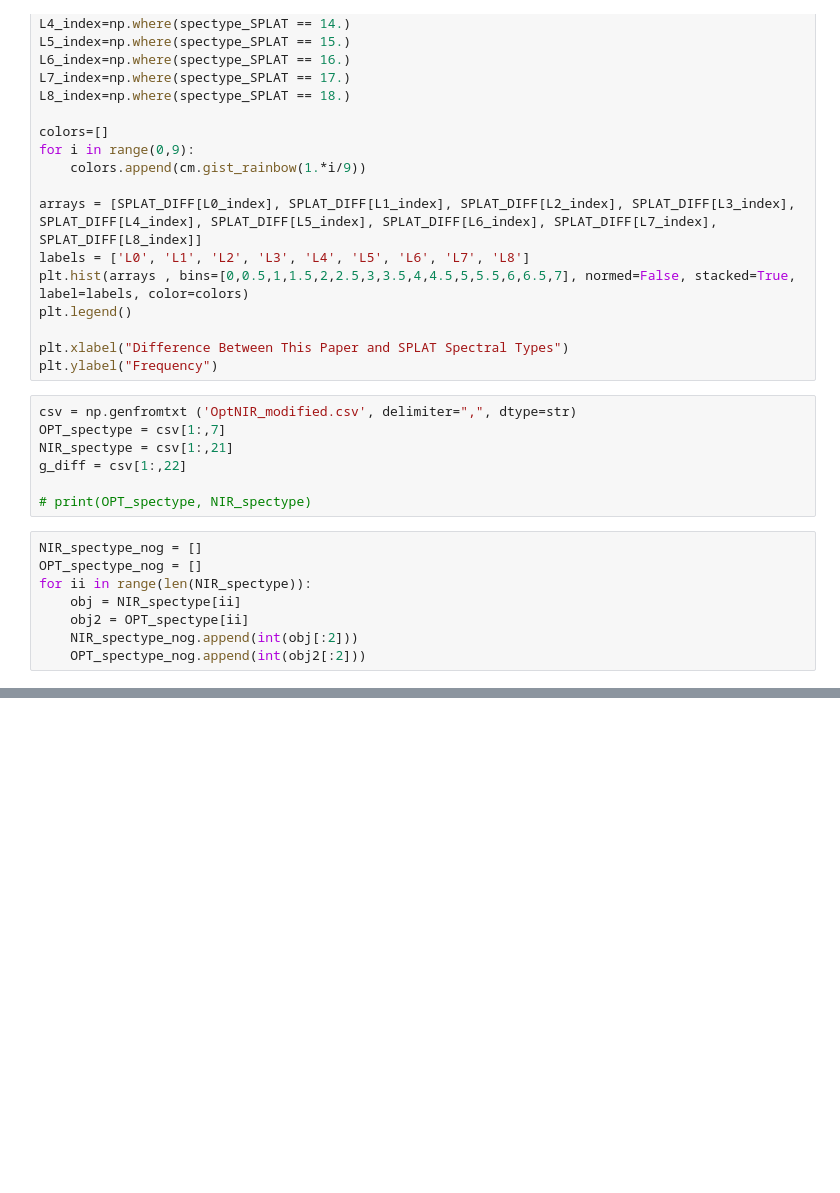
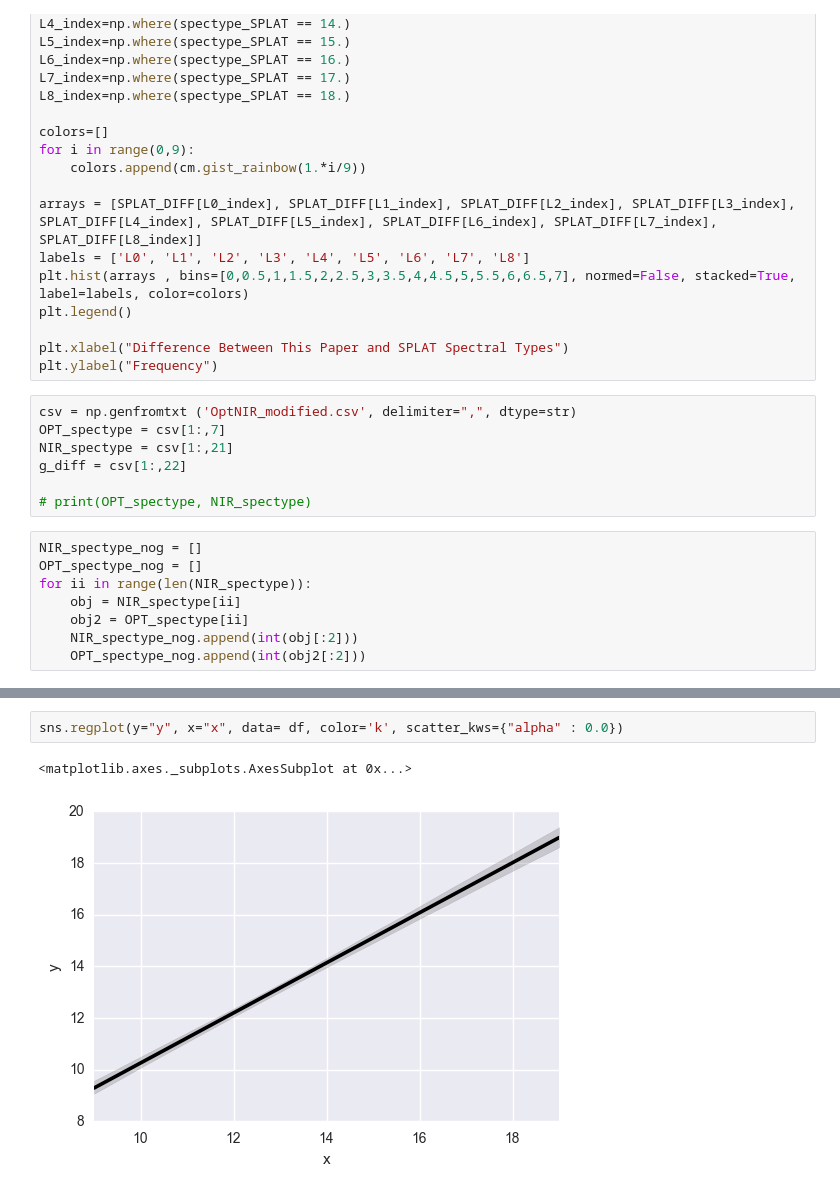
Before and after one commit to kelle/NIRSpecFigures, a Jupyter notebook: Spectype_Diff.ipynb, the cells around one changed output, grey strips where cells are left out. Saved outputs shown, nothing was run; the diff lists cells and outputs as text; blank space fills up the shorter version.

```diff
--- a/Spectype_Diff.ipynb
+++ b/Spectype_Diff.ipynb
@@ -173,0 +191,5 @@ plt.show()
+# %%
+sns.regplot(y="y", x="x", data= df, color='k', scatter_kws={"alpha" : 0.0})
+# %% [output]
+<matplotlib.axes._subplots.AxesSubplot at 0x...>
+[figure, added]
```
Also changed, not shown: parts of 3 cells of this notebook.
